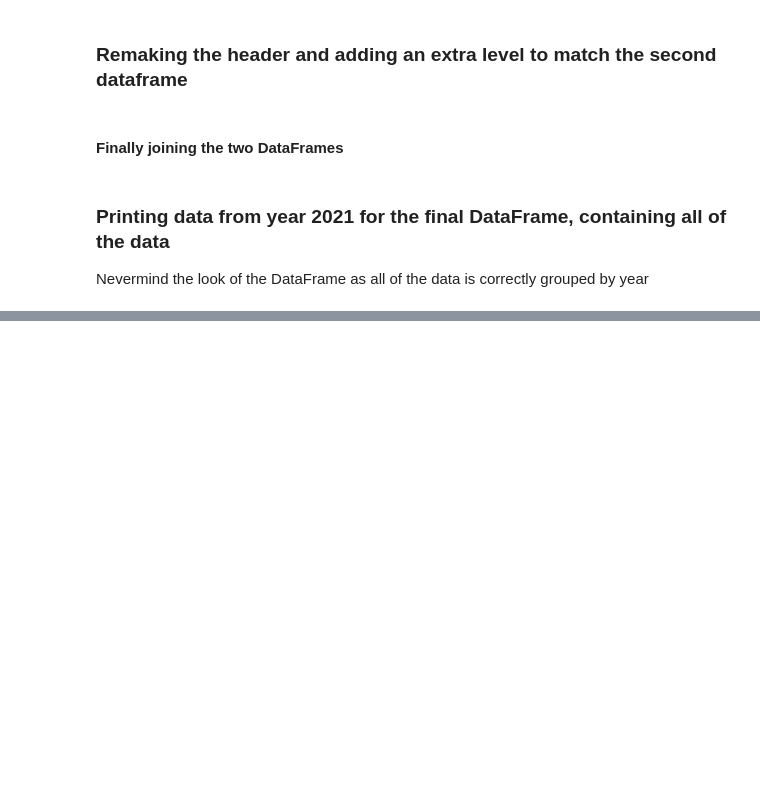
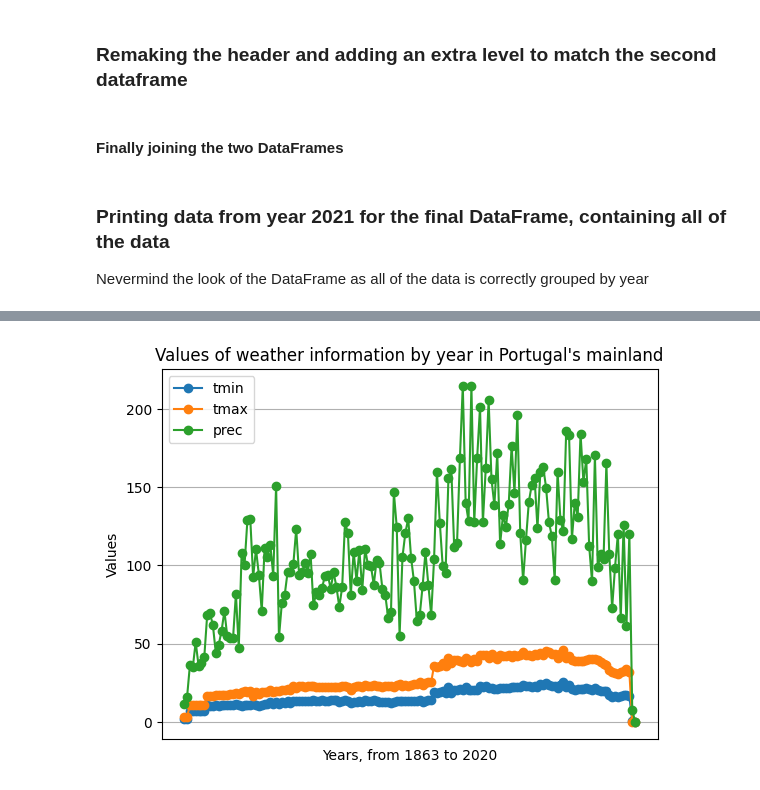
Before and after one commit to FMarques8/FCD-Project-1-2, a Jupyter notebook: INE_data_treatment.ipynb, the cells around one changed output, grey strips where cells are left out. Saved outputs shown, nothing was run; the diff lists cells and outputs as text; code cells hidden in the pictures; blank space fills up the shorter version.

```diff
--- a/INE_data_treatment.ipynb
+++ b/INE_data_treatment.ipynb
@@ -724,0 +745,25 @@ data
+# %%
+filter_col = [col for col in data3 if col[1].endswith('tmin') or col[1].endswith('tmax') or col[1].endswith('prec')]
+data3_year= {"year": []}
+
+for col in filter_col:
+    if col[1] not in data3_year:
+        data3_year[col[1]] = []
+    data3_year[col[1]].append(data3[col]["1"])
+
+    if col[0] not in data3_year["year"]:
+        data3_year["year"].append(col[0])
+# %%
+for nkey, key in enumerate(data3_year.keys()):
+    if nkey > 0:
+        plt.plot(data3_year['year'], data3_year[key], label=key, marker='o', linestyle = '-')
+
+plt.grid()
+plt.title("Values of weather information by year in Portugal's mainland")
+plt.xlabel("Years, from 1863 to 2020")
+plt.ylabel("Values")
+plt.legend()
+plt.xticks([])
+plt.show()
+# %% [output]
+[figure, added]
```
Also changed, not shown: parts of 9 cells of this notebook.
